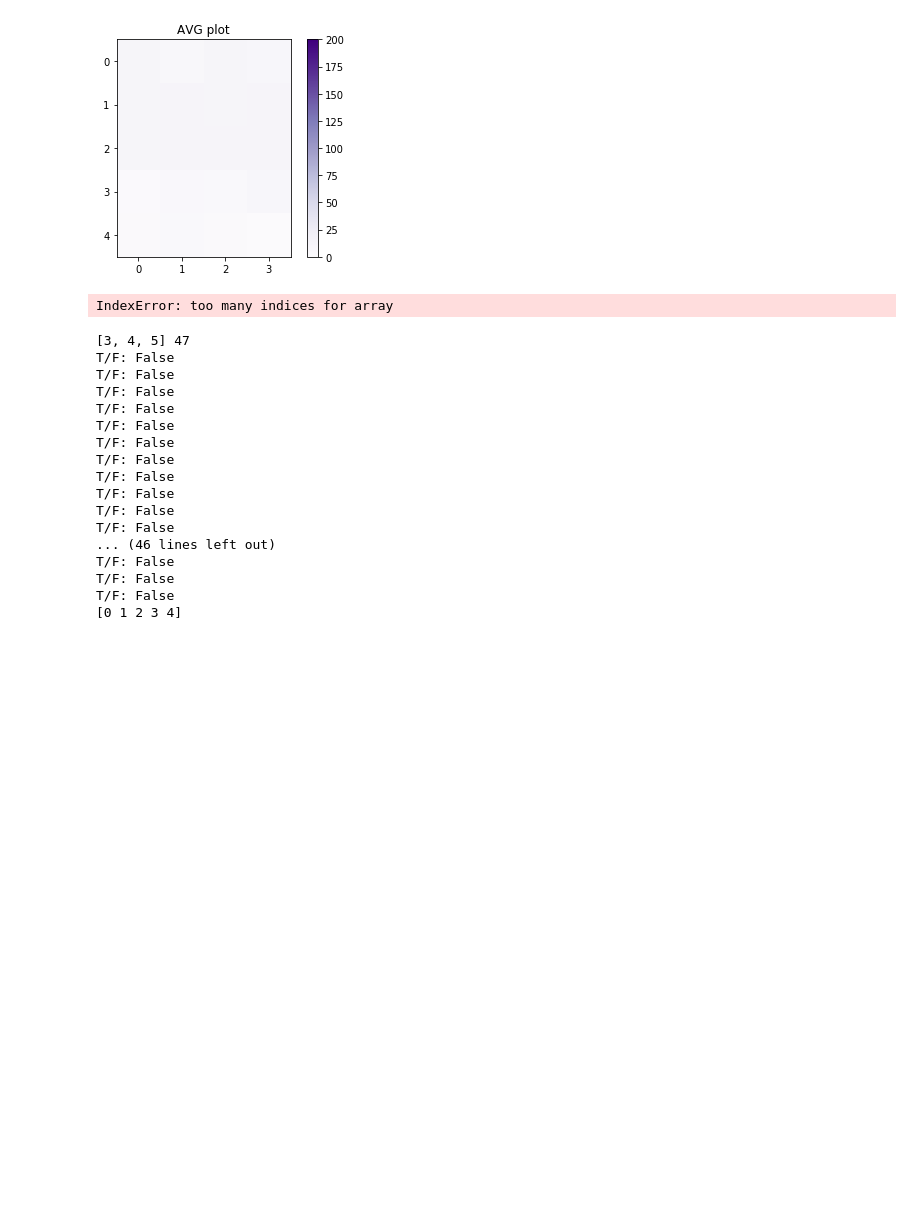
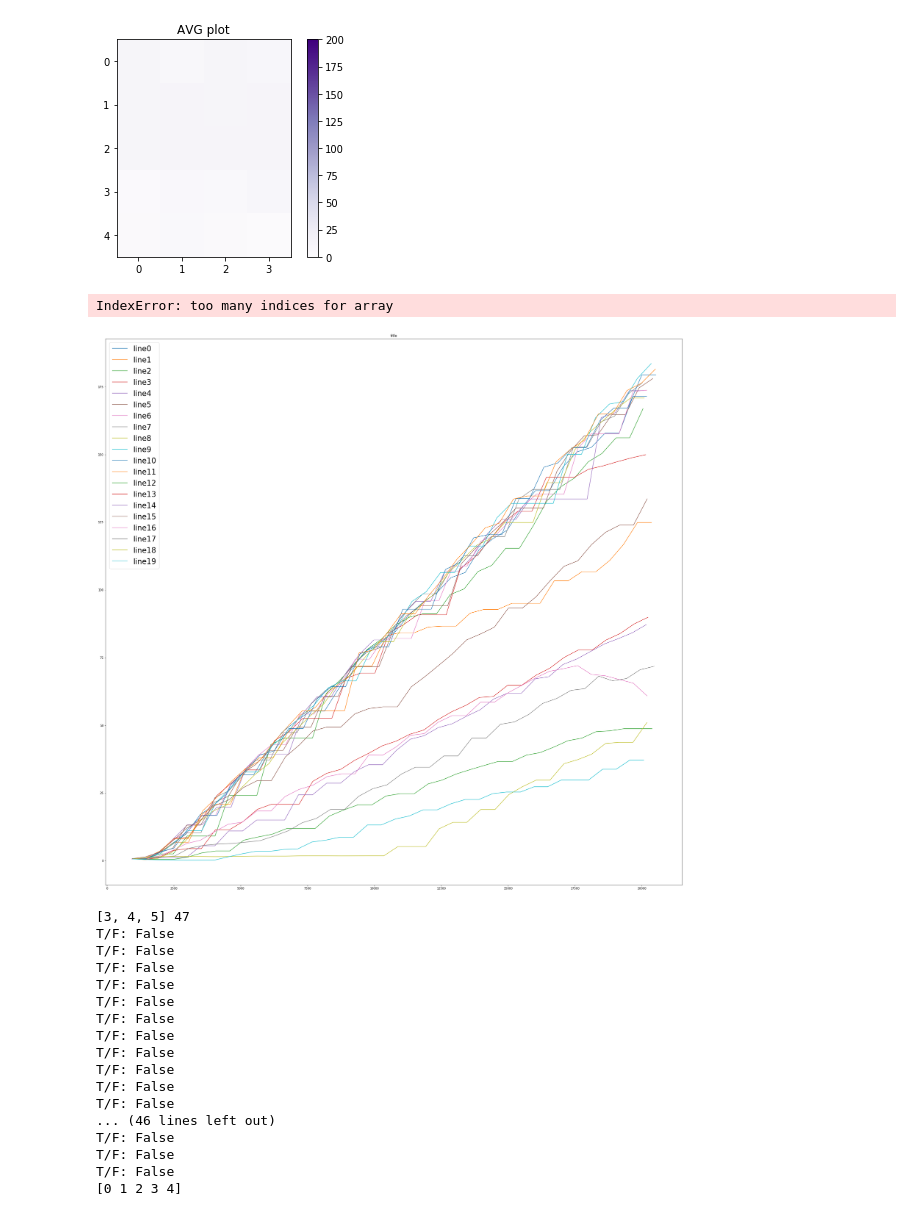
Before and after one commit to automl/mdp-playground, a Jupyter notebook: run_experiments.ipynb, the cells around one changed output. Cells and saved outputs as stored; diff of their text form; code cells hidden in the pictures; blank space fills up the shorter version.

Commit message:
Some plotting code

```diff
--- a/run_experiments.ipynb
+++ b/run_experiments.ipynb
@@ -493,22 +493,41 @@ print(datasets_info)
 print(type(datasets_info))
 print(datasets_info.shape)
 
+import pandas as pd
+stats_pd = pd.DataFrame(datasets_info)
+print(stats_pd[9])
+
 col_vals = np.array(datasets_info[:,1:], dtype=float) # ignores 1st column - algo. name
 print(col_vals)
 #hack
 final_rows_for_a_config = []
+
+previous_i = 0
+list_of_learning_curves = []
 for i in range(col_vals.shape[0] - 1):
 
     if col_vals[i, -3] > col_vals[i + 1, -3]: #hack
 #         print(col_vals[i, 6])
+        list_of_learning_curves.append(col_vals[previous_i:i+1, -3:])
+        previous_i = i + 1
         final_rows_for_a_config.append(i)
-print("i", i)
+print("i, previous_i:", i, previous_i)
 final_rows_for_a_config.append(i + 1)
+list_of_learning_curves.append(col_vals[previous_i:i + 2, -3:])
 
-# print(final_rows_for_a_config)
+print("final_rows_for_a_config", final_rows_for_a_config)
+print(len(final_rows_for_a_config), len(list_of_learning_curves))
+print(list_of_learning_curves[0])
+print(list_of_learning_curves[1])
+print(list_of_learning_curves[-1])
+total_in_lcs = 0
+for i in range(len(list_of_learning_curves)):
+    print(list_of_learning_curves[i].shape)
+    total_in_lcs += list_of_learning_curves[i].shape[0]
+print("total_in_lcs", total_in_lcs)
 # print(col_vals[final_rows_for_a_config])
 final_vals = col_vals[final_rows_for_a_config]
-print(final_vals.shape)
+print("final_vals.shape", final_vals.shape)
 # print(final_vals[-20:, :])
 metrics_ = final_vals[:, -3:]
 # print(metrics_)
@@ -637,6 +656,22 @@ AVG plot
  [ 60.87  71.79  51.05  37.16]]
 [figure]
 IndexError: too many indices for array
+# %%
+fig = plt.figure(figsize=(9*4, 7*5)) #
+for i in range(len(list_of_learning_curves)):
+#    for j in range(len(action_space_sizes)):
+    to_plot_ = list_of_learning_curves[i][:, 0:2]
+#         print(to_plot_)
+    import matplotlib.pyplot as plt
+    plt.plot(to_plot_[:, 0], to_plot_[:, 1], label="line " + str(i))#, extent=[0, 16, 8, 14])
+#        plt.colorbar()
+#         plt.xscale('log')
+#         plt.yscale('log')
+plt.title('title')
+plt.legend(loc='upper left', prop={'size': 26})
+plt.show()
+# %% [output]
+[figure, added]
 # %%
 #####INCOMPLETE
 # 2-D heatmaps
```
Also changed, not shown: parts of 1 cell of this notebook.
